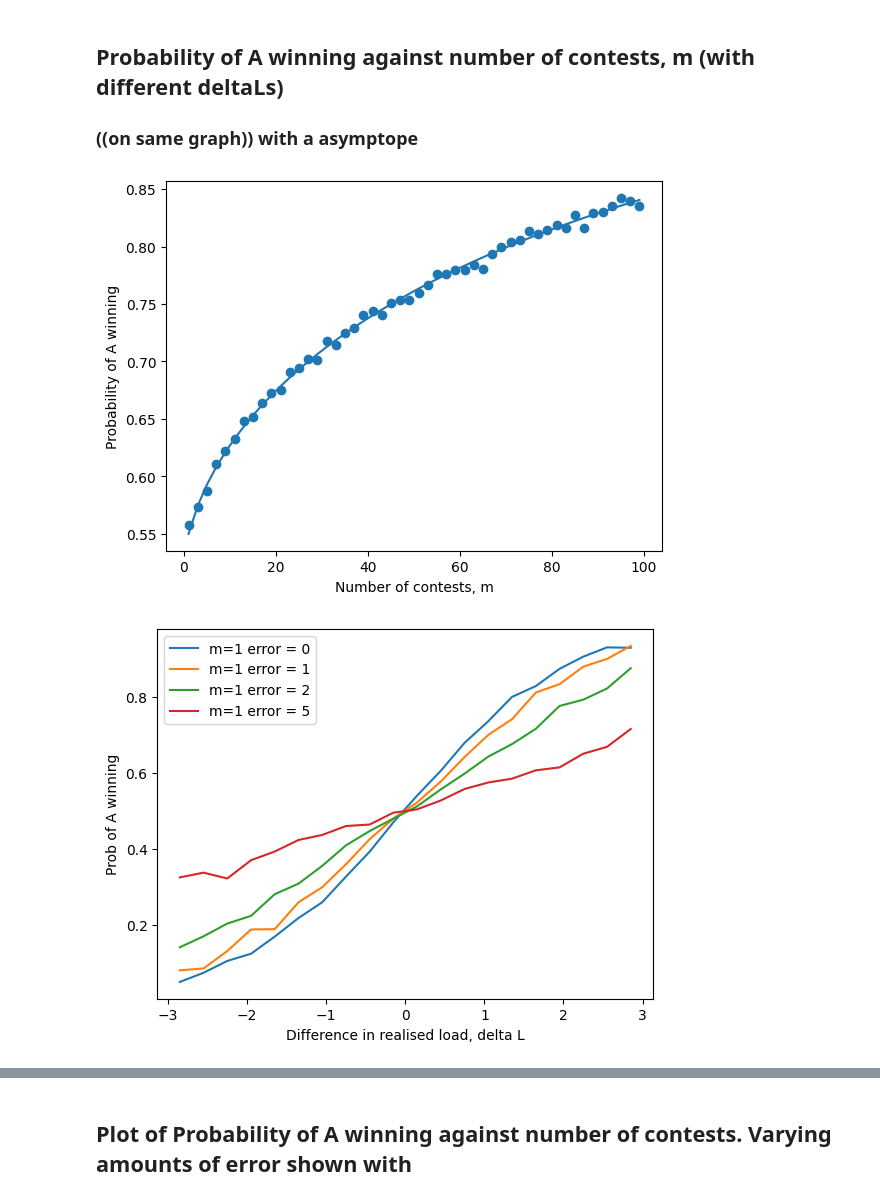
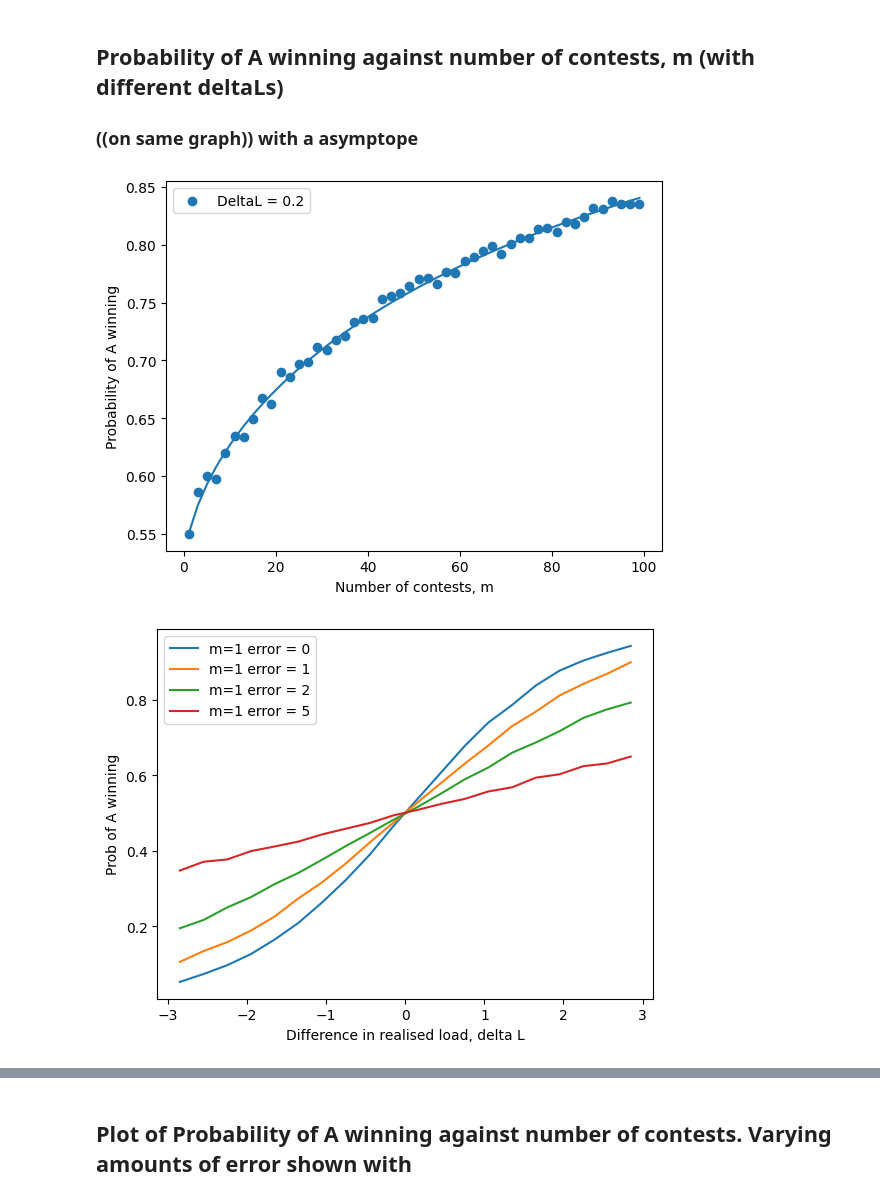
Before and after one commit to OrangeJack-et/multi_contest_sim, a Jupyter notebook: Experiments.ipynb, the cells around one changed output, grey strips where cells are left out. Cells and saved outputs as stored; diff of their text form; code cells hidden in the pictures.

```diff
--- a/Experiments.ipynb
+++ b/Experiments.ipynb
@@ -60,33 +60,34 @@ plt.show()
 ## Probability of A winning against number of contests, m (with different deltaLs)
 ### ((on same graph)) with a asymptope
 # %%
-# Binomial_curve: (deltaL)
+# Binomial_curve: (deltaL, error=0)
 x, y = Population.Binomial_curve(0.2)
-# Plot_prob_against_m: (pop_size, num_trials, req_deltaL, error)
+# Plot_prob_against_m: (pop_size, num_dominance_relationships, req_deltaL, error)
 y2, x2 = Population.Plot_prob_against_m(500, 10000, 0.2, 0)
 plt.plot(x, y)
 plt.scatter(x2, y2, label='DeltaL = 0.2')
 plt.xlabel('Number of contests, m')
 plt.ylabel('Probability of A winning')
+plt.legend()
 plt.show()
 # %% [output]
-[figure, old version]
+[figure, new version]
 # %%
-num_trials = 100000
+num_dominance_relationships = 1000000
 error = 0
-# Plot_prob_against_Ldiff: (pop_size, num_trials, rep_contests, error)
-centre_bin1, prob_bin_list1 = Population.Plot_prob_against_Ldiff(500, num_trials, 1, error)
-centre_bin2, prob_bin_list2 = Population.Plot_prob_against_Ldiff(500, num_trials, 1, 1)
-centre_bin3, prob_bin_list3 = Population.Plot_prob_against_Ldiff(500, num_trials, 1, 2)
-centre_bin4, prob_bin_list4 = Population.Plot_prob_against_Ldiff(500, num_trials, 1, 5)
+# Plot_prob_against_Ldiff: (pop_size, num_dominance_relationships, num_contests, error)
+centre_bin1, prob_bin_list1 = Population.Plot_prob_against_Ldiff(500, num_dominance_relationships, 1, error)
+centre_bin2, prob_bin_list2 = Population.Plot_prob_against_Ldiff(500, num_dominance_relationships, 1, 1)
+centre_bin3, prob_bin_list3 = Population.Plot_prob_against_Ldiff(500, num_dominance_relationships, 1, 2)
+centre_bin4, prob_bin_list4 = Population.Plot_prob_against_Ldiff(500, num_dominance_relationships, 1, 5)
 plt.plot(centre_bin1, prob_bin_list1, label='m=1 error = 0')
 plt.plot(centre_bin2, prob_bin_list2, label='m=1 error = 1')
 plt.plot(centre_bin3, prob_bin_list3, label='m=1 error = 2')
 plt.plot(centre_bin4, prob_bin_list4, label='m=1 error = 5')
 plt.xlabel('Difference in realised load, delta L')
 plt.ylabel('Prob of A winning')
 plt.legend()
 plt.show()
 # %% [output]
-[figure, old version]
+[figure, new version]
 # %%
```
Also changed, not shown: parts of 9 cells of this notebook, 1 other file.
